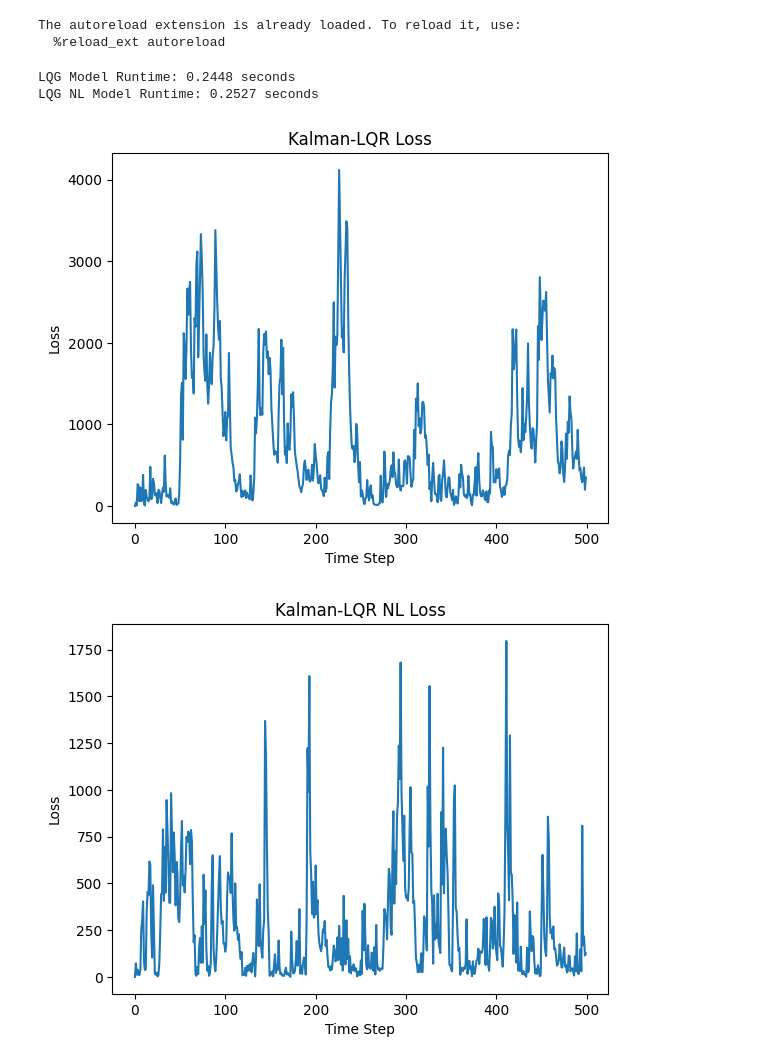
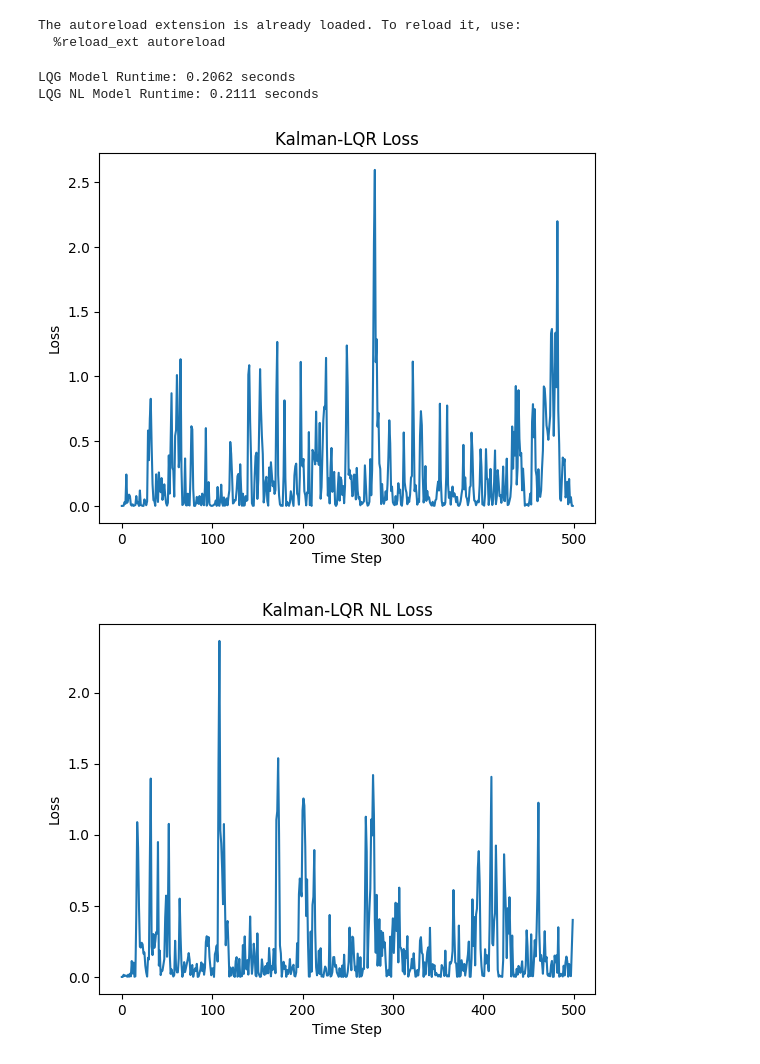
Before and after one commit to Sof0-0/spectral_control, a Jupyter notebook: tests_po.ipynb, the cells around one changed output. Saved outputs shown, nothing was run; the diff lists cells and outputs as text; code cells hidden in the pictures.

```diff
--- a/tests_po.ipynb
+++ b/tests_po.ipynb
@@ -28,7 +29,7 @@ if torch.cuda.is_available():
 # LQG PO Experiments
 
 # Define system parameters
-d, n = 10, 4  # Example dimensions
+d, n = 1, 1  # Example dimensions
 A = make_diagonalizable_matrix(d)
 C = make_diagonalizable_matrix(d)
 B = np.random.randn(d, n)
@@ -60,35 +61,35 @@ print(f"LQG Model Runtime: {end_time - start_time:.4f} seconds")
 start_time = time.time()
 lqg_po_nl.run()
 end_time = time.time()
 print(f"LQG NL Model Runtime: {end_time - start_time:.4f} seconds")
 
 # start_time = time.time()
 # grc_po_nl.run()
 # end_time = time.time()
 # print(f"GRC NL Model Runtime: {end_time - start_time:.4f} seconds")
 
 # start_time = time.time()
 # grc_po_stu.run()
 # end_time = time.time()
 # print(f"GRC STU Model Runtime: {end_time - start_time:.4f} seconds")
 
 # # OSC_NL
 # start_time = time.time()
 # osc_nl.run()
 # end_time = time.time()
 # print(f"OSC NL Model Runtime: {end_time - start_time:.4f} seconds")
 
 # OSC_w_STU
 # start_time = time.time()
 # osc_wstu.run()
 # end_time = time.time()
 # print(f"OSC_w_STU Modsel Runtime: {end_time - start_time:.4f} seconds")
 
 plot_loss(lqg_po, "Kalman-LQR Loss")
 plot_loss(lqg_po_nl, "Kalman-LQR NL Loss")
 # %% [output]
-LQG Model Runtime: 0.2448 seconds
-LQG NL Model Runtime: 0.2527 seconds
+LQG Model Runtime: 0.2062 seconds
+LQG NL Model Runtime: 0.2111 seconds
-[figure, old version]
+[figure, new version]
-[figure, old version]
+[figure, new version]
 # %%
```
Also changed, not shown: parts of 17 cells of this notebook, 15 other files.
